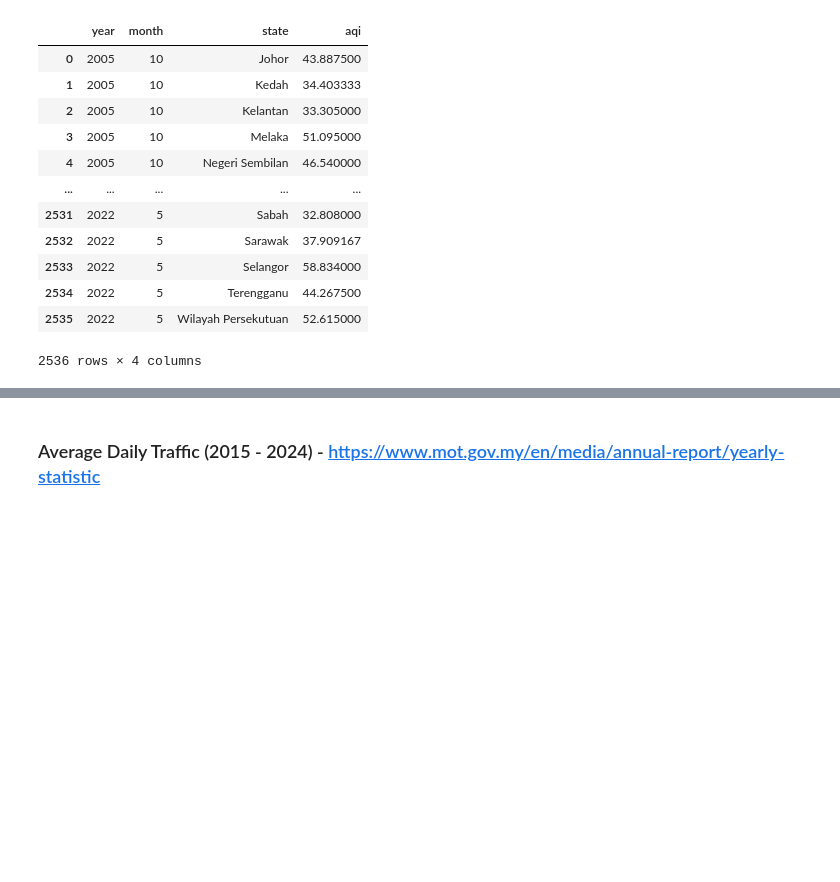
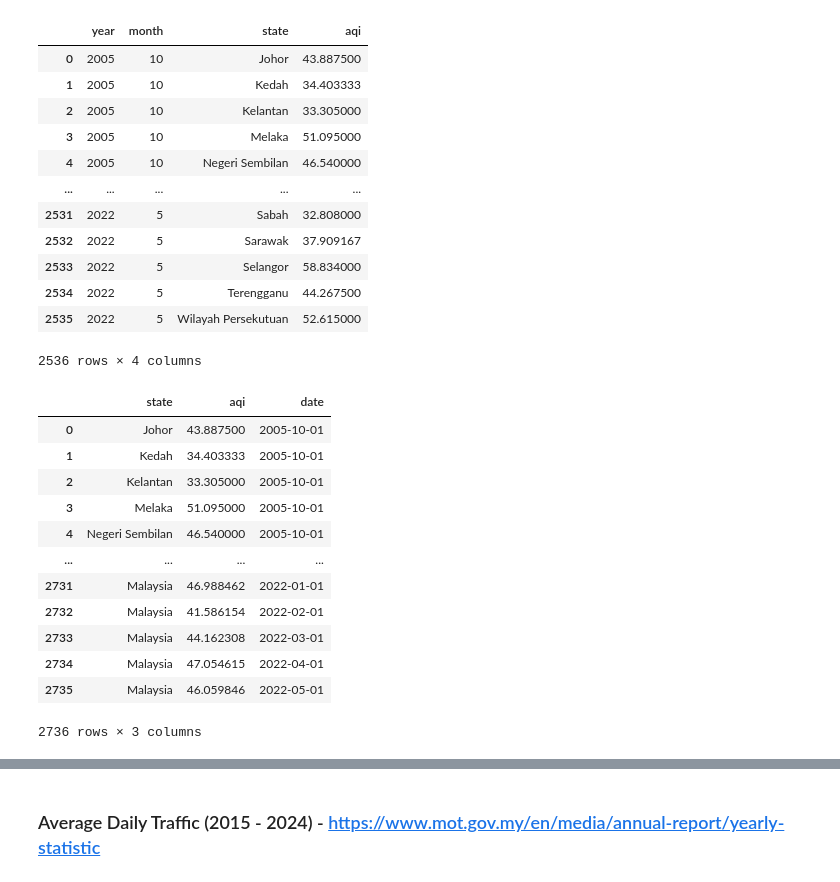
Before and after one commit to NotHLee/FIT3179_A2, a Jupyter notebook: data/cleaning.ipynb, the cells around one changed output, grey strips where cells are left out. Cells and saved outputs as stored; diff of their text form; code cells hidden in the pictures; blank space fills up the shorter version.

```diff
--- a/data/cleaning.ipynb
+++ b/data/cleaning.ipynb
@@ -530,3 +530,27 @@ df_monthly_avg
 df_monthly_avg['date'] = pd.to_datetime(df_monthly_avg['year'].astype(str) + '-' + df_monthly_avg['month'].astype(str) + '-01')
 df_monthly_avg = df_monthly_avg.drop(columns=['year', 'month'])
 df_monthly_avg.to_csv('../data/api/APIMS-monthly-avg-by-state.csv', index=False)
+# %%
+import pandas as pd
+
+df1 = pd.read_csv('../data/api/APIMS-monthly-avg-by-state.csv')
+df2 = pd.read_csv('../data/api/APIMS-monthly-avg.csv')
+
+# add a new 'Malaysia' state to df1 with the average aqi from df2
+df2['state'] = 'Malaysia'
+df1 = pd.concat([df1, df2], ignore_index=True)
+df1
+# %% [output]
+|  | state | aqi | date |
+| 0 | Johor | 43.887500 | 2005-10-01 |
+| 1 | Kedah | 34.403333 | 2005-10-01 |
+| 2 | Kelantan | 33.305000 | 2005-10-01 |
+| 3 | Melaka | 51.095000 | 2005-10-01 |
+| 4 | Negeri Sembilan | 46.540000 | 2005-10-01 |
+| ... | ... | ... | ... |
+| 2731 | Malaysia | 46.988462 | 2022-01-01 |
+| 2732 | Malaysia | 41.586154 | 2022-02-01 |
+| 2733 | Malaysia | 44.162308 | 2022-03-01 |
+| 2734 | Malaysia | 47.054615 | 2022-04-01 |
+| 2735 | Malaysia | 46.059846 | 2022-05-01 |
+2736 rows × 3 columns
```
Also changed, not shown: parts of 2 cells of this notebook, 4 other files.
